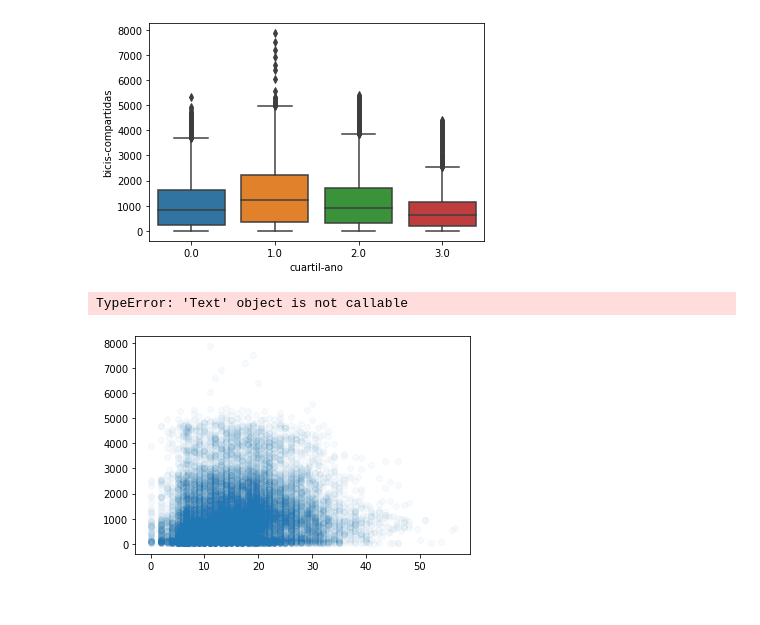
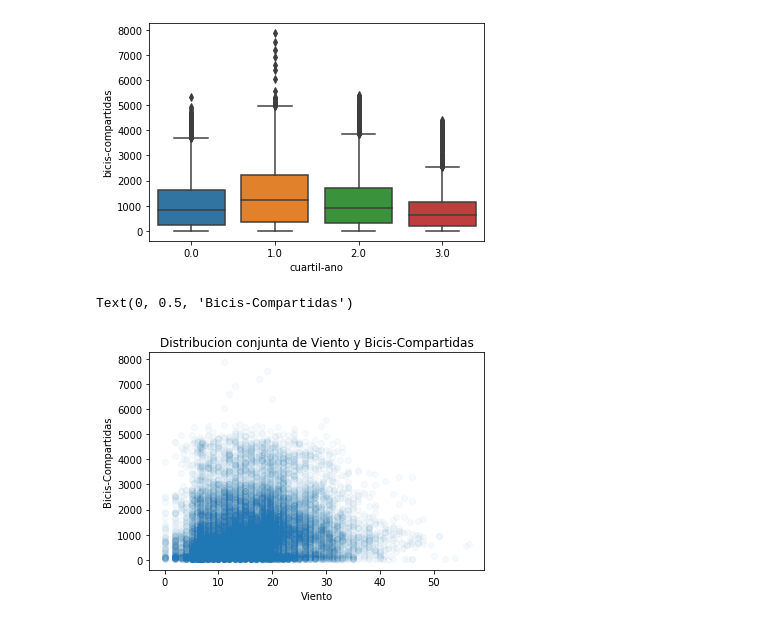
Before and after one commit to Hittwar/python_ML, a Jupyter notebook: Course_Estadistica/Intro/Sesion6.ipynb, the cells around one changed output. Cells and saved outputs as stored; diff of their text form; code cells hidden in the pictures.

```diff
--- a/Course_Estadistica/Intro/Sesion6.ipynb
+++ b/Course_Estadistica/Intro/Sesion6.ipynb
@@ -66,8 +66,9 @@ sns.boxplot(x= 'cuartil-ano',y='bicis-compartidas', data=df)
 # %%
 fig, ax = plt.subplots()
 ax.scatter(df['viento'], df['bicis-compartidas'],alpha = 0.03)
-ax.set_title('Distribucion conjunta de Viento y Bicis-Comaprtidas')
+ax.set_title('Distribucion conjunta de Viento y Bicis-Compartidas')
 ax.set_xlabel('Viento')
+ax.set_ylabel('Bicis-Compartidas')
 # %% [output]
-TypeError: 'Text' object is not callable
+Text(0, 0.5, 'Bicis-Compartidas')
-[figure, old version]
+[figure, new version]
```
Also changed, not shown: 26 other files.
